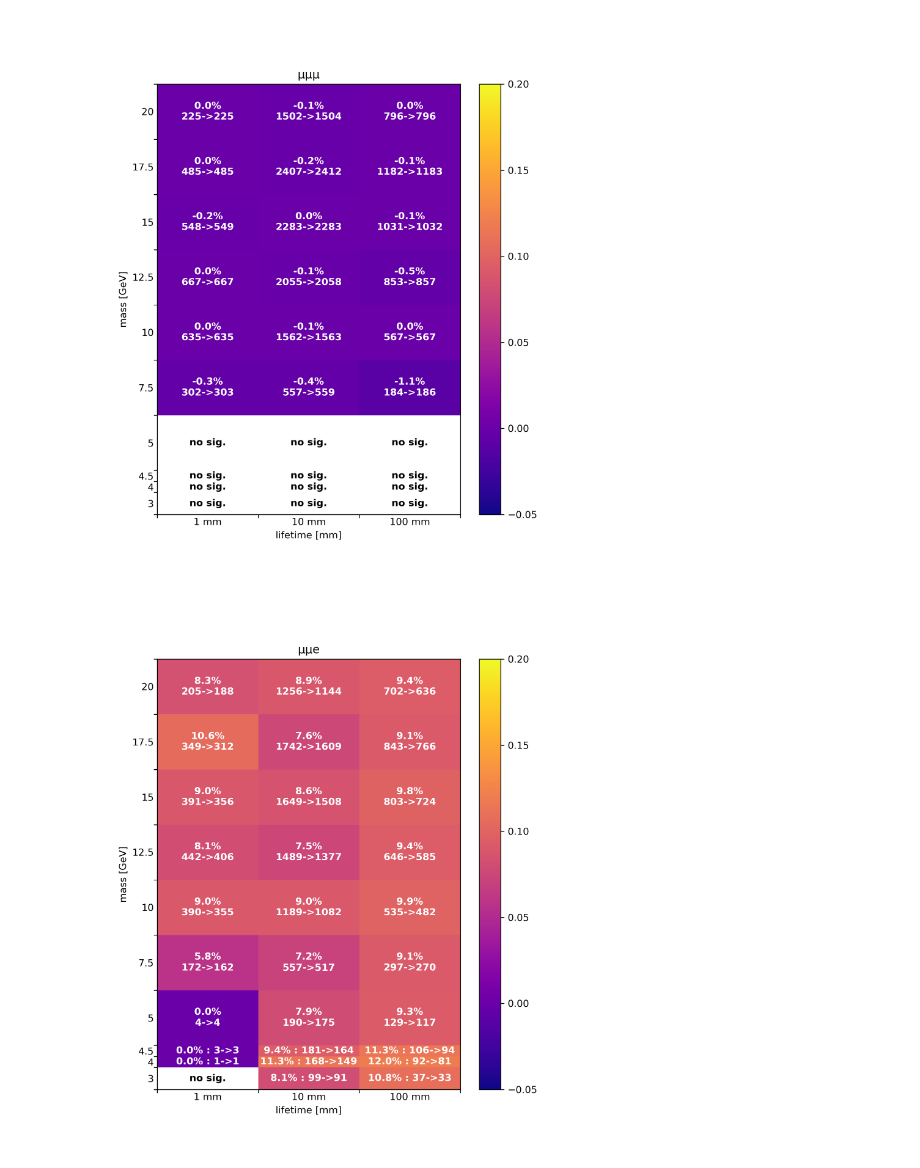
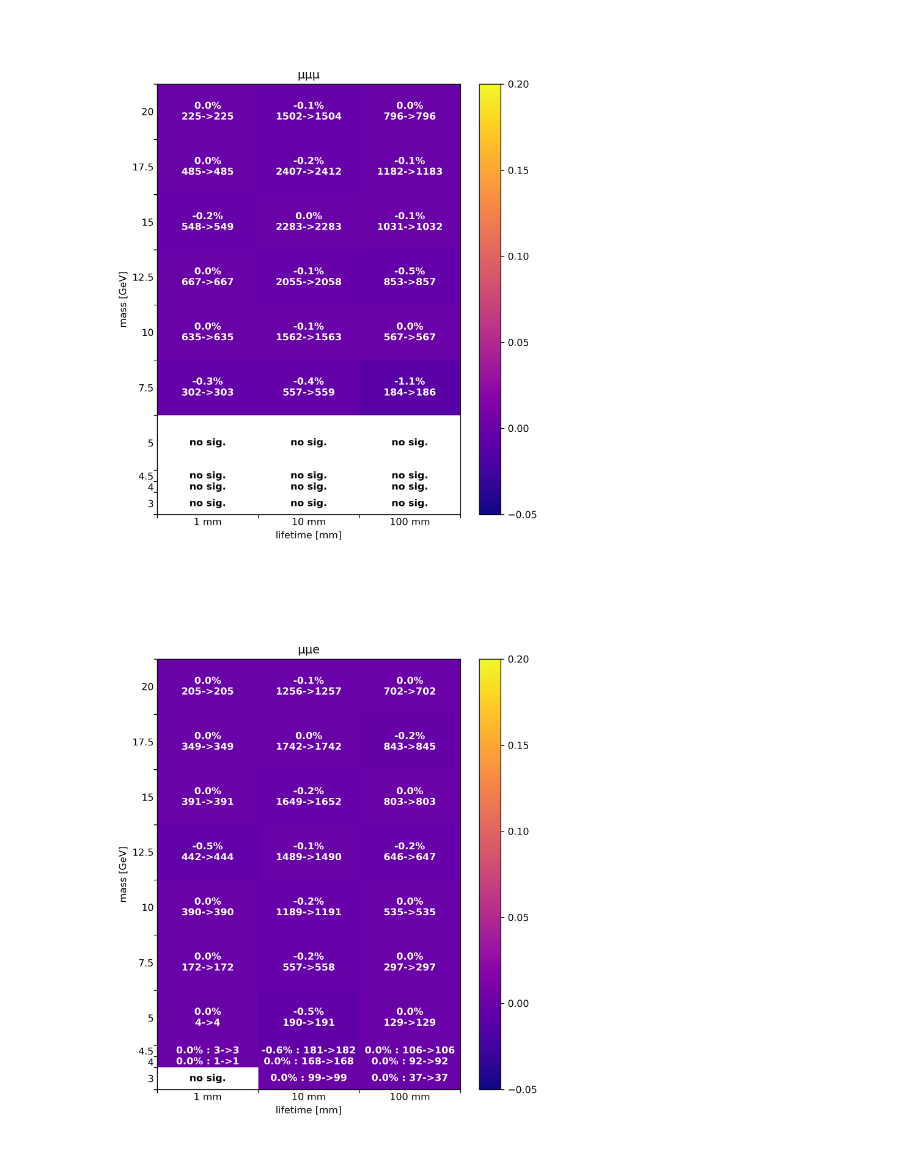
Before and after one commit to robinnewhouse/DHNLAnalysisNotebooks, a Jupyter notebook: ntuple_comparison/compare.ipynb, the cells around one changed output. Drawn from its saved outputs; the diff is of its cells as text; code cells hidden in the pictures.

Commit message:
Updated comparison plots

```diff
--- a/ntuple_comparison/compare.ipynb
+++ b/ntuple_comparison/compare.ipynb
@@ -37,8 +37,8 @@ def make_uncertainty_plot(histpath, title, outfile):
     # get bins from ntuples
     for hist_file in glob.glob(histpath):
 
-        f_fullrun2_v6 = uproot.open(hist_file)
-        f_fullrun2_v5 = uproot.open(hist_file.replace('v6p0_histograms','v5p4_histograms'))
+        f_fullrun2_v5 = uproot.open(hist_file)
+        f_fullrun2_v6 = uproot.open(hist_file.replace('/data/hnl/histograms/v5p4_histograms/','/data/hnl/v6_histograms/jun14_mc_v6_histograms_new_overlap_def/run2_hists/'))
         count_v6 = -100
         count_v5 = -100
         try:
@@ -85,41 +85,43 @@ def plot_uncertainties(count_arr_v6, count_arr_v5, diff_arr, title, outfile):
     ax.tick_params(which='minor', length=0)
     ax.set_yticks(masses[:-1] + np.diff(masses)/2, minor=True)
     ax.set_yticklabels(masses[:-1], minor=True)
 
     ax.set_title(title)
     ax.set_xlabel('lifetime [mm]')
     ax.set_ylabel('mass [GeV]')
 
     # set text
     for i in range(len(masses)-1):
         for j in range(len(lifetimes)):
             yloc = j+.5
             xloc = masses[i] + (masses[i+1]-masses[i])/2
             if not np.isnan(diff_arr[i,j]):
                 delim = '\n' if masses[i] >= 5 else ' : '
                 text = f'{diff_arr[i,j]:0.1%}{delim}{int(count_arr_v5[i,j])}->{int(count_arr_v6[i,j])}'
                 ax.text(yloc, xloc , text,
                         ha="center", va="center", color="white", fontweight='bold', transform=ax.transData)
             else:
                 text = 'no sig.'
                 ax.text(yloc, xloc , text,
                     ha="center", va="center", color="black", fontweight='bold', transform=ax.transData)
 
+    os.makedirs(outdir, exist_ok=True)
+    plt.savefig(outdir+outfile+'.png', dpi=300)
+    plt.savefig(outdir+outfile+'.pdf', dpi=300)
 
-    plt.savefig('/home/newhouse/public/Analysis/HNL/dhnlanalysisnotebooks/ntuple_comparison/plots/png/'+outfile+'.png', dpi=300)
-    plt.savefig('/home/newhouse/public/Analysis/HNL/dhnlanalysisnotebooks/ntuple_comparison/plots/pdf/'+outfile+'.pdf', dpi=300)
+outdir = '/data/newhouse/forNicky/plots/'
 
-a =make_uncertainty_plot(histpath='/data/hnl/histograms/v6p0_histograms/histograms_fullrun2_*_uuu.root', title='μμμ', outfile='compare_uuu')
-display(Image(filename=f'/home/newhouse/public/Analysis/HNL/dhnlanalysisnotebooks/ntuple_comparison/plots/png/compare_uuu.png'));
+make_uncertainty_plot(histpath='/data/hnl/histograms/v5p4_histograms/histograms_fullrun2_*_uuu.root', title='μμμ', outfile='compare_uuu')
+display(Image(filename=f'{outdir}compare_uuu.png'));
 
-make_uncertainty_plot(histpath='/data/hnl/histograms/v6p0_histograms/histograms_fullrun2_*_uue.root', title='μμe', outfile='compare_uue')
-display(Image(filename=f'/home/newhouse/public/Analysis/HNL/dhnlanalysisnotebooks/ntuple_comparison/plots/png/compare_uue.png'));
+make_uncertainty_plot(histpath='/data/hnl/histograms/v5p4_histograms/histograms_fullrun2_*_uue.root', title='μμe', outfile='compare_uue')
+display(Image(filename=f'{outdir}compare_uue.png'));
 
-make_uncertainty_plot(histpath='/data/hnl/histograms/v6p0_histograms/histograms_fullrun2_*_eeu.root', title='eeμ', outfile='compare_eeu')
-display(Image(filename=f'/home/newhouse/public/Analysis/HNL/dhnlanalysisnotebooks/ntuple_comparison/plots/png/compare_eeu.png'));
+make_uncertainty_plot(histpath='/data/hnl/histograms/v5p4_histograms/histograms_fullrun2_*_eeu.root', title='eeμ', outfile='compare_eeu')
+display(Image(filename=f'{outdir}compare_eeu.png'));
 
-make_uncertainty_plot(histpath='/data/hnl/histograms/v6p0_histograms/histograms_fullrun2_*_eee.root', title='eee', outfile='compare_eee')
-display(Image(filename=f'/home/newhouse/public/Analysis/HNL/dhnlanalysisnotebooks/ntuple_comparison/plots/png/compare_eee.png'));
+make_uncertainty_plot(histpath='/data/hnl/histograms/v5p4_histograms/histograms_fullrun2_*_eee.root', title='eee', outfile='compare_eee')
+display(Image(filename=f'{outdir}compare_eee.png'));
 # %% [output]
 [figure]
-[figure, old version]
+[figure, new version]
```
Also changed, not shown: parts of 1 cell of this notebook, 16 other files.
